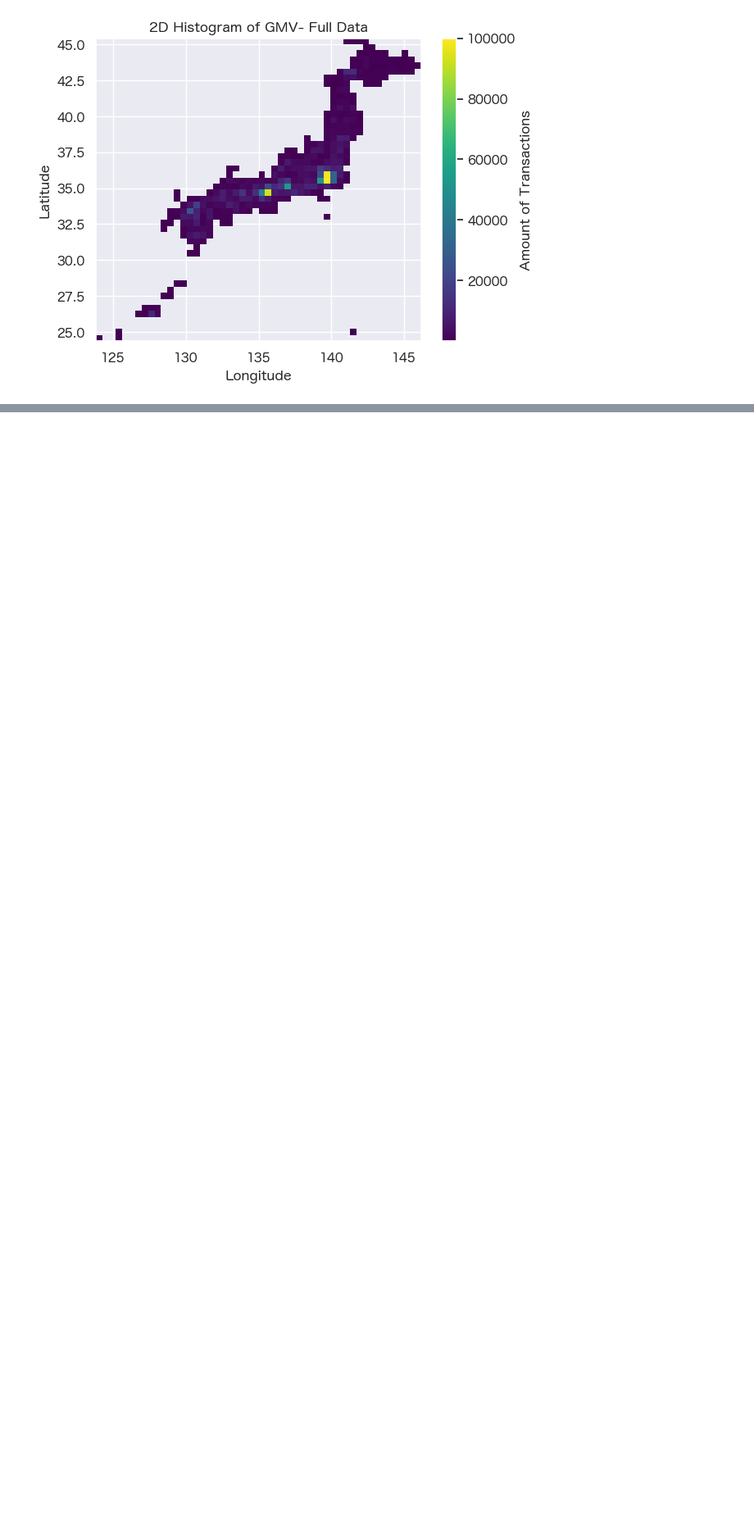
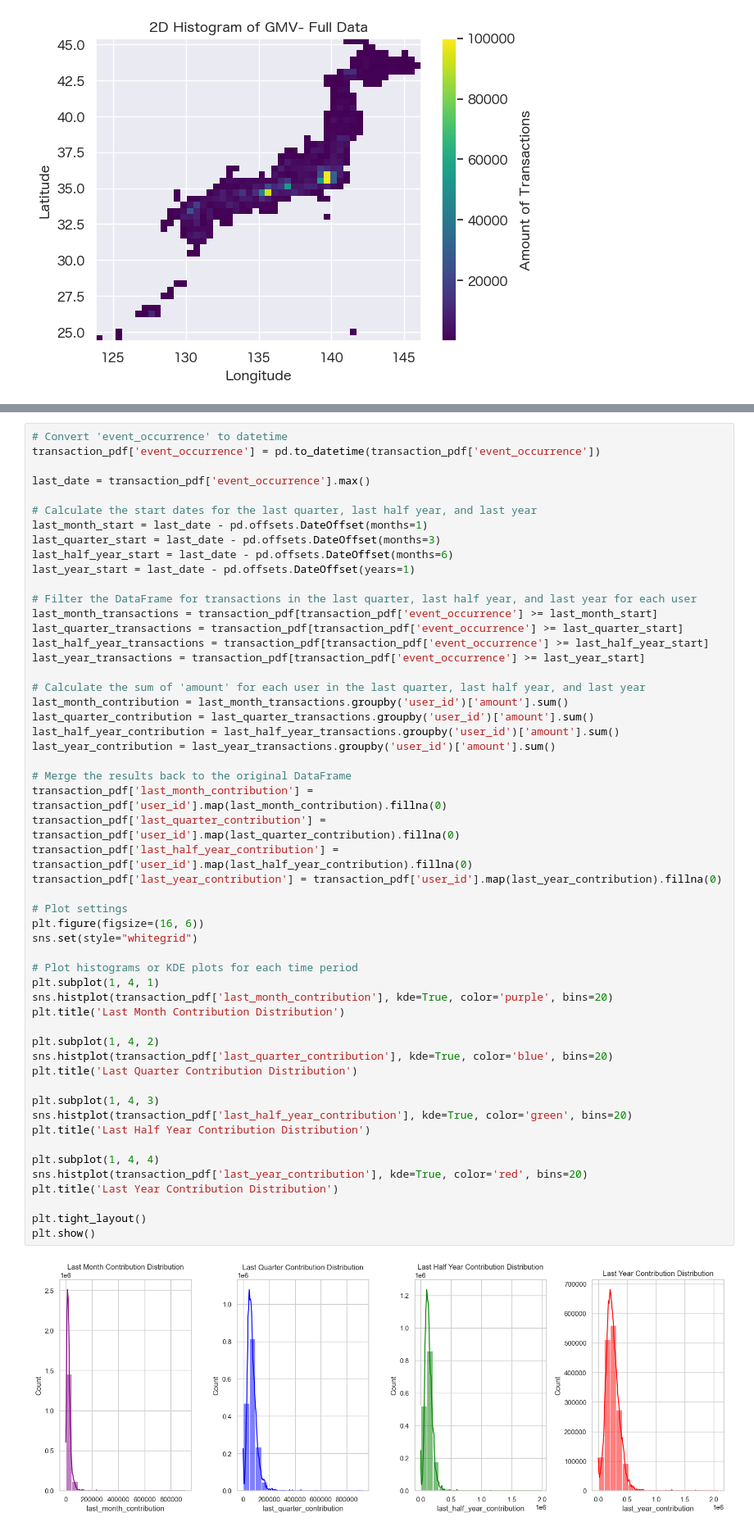
Before and after one commit to egpivo/gmv-forecaster, a Jupyter notebook: notebooks/exploratory_data_analysis.ipynb, the cells around one changed output, grey strips where cells are left out. Shown at 82% size. Saved outputs shown, nothing was run; the diff lists cells and outputs as text; blank space fills up the shorter version.

```diff
--- a/notebooks/exploratory_data_analysis.ipynb
+++ b/notebooks/exploratory_data_analysis.ipynb
@@ -358,0 +416,55 @@ plt.show()
+# %%
+# Convert 'event_occurrence' to datetime
+transaction_pdf['event_occurrence'] = pd.to_datetime(transaction_pdf['event_occurrence'])
+
+last_date = transaction_pdf['event_occurrence'].max()
+
+# Calculate the start dates for the last quarter, last half year, and last year
+last_month_start = last_date - pd.offsets.DateOffset(months=1)
+last_quarter_start = last_date - pd.offsets.DateOffset(months=3)
+last_half_year_start = last_date - pd.offsets.DateOffset(months=6)
+last_year_start = last_date - pd.offsets.DateOffset(years=1)
+
+# Filter the DataFrame for transactions in the last quarter, last half year, and last year for each user
+last_month_transactions = transaction_pdf[transaction_pdf['event_occurrence'] >= last_month_start]
+last_quarter_transactions = transaction_pdf[transaction_pdf['event_occurrence'] >= last_quarter_start]
+last_half_year_transactions = transaction_pdf[transaction_pdf['event_occurrence'] >= last_half_year_start]
+last_year_transactions = transaction_pdf[transaction_pdf['event_occurrence'] >= last_year_start]
+
+# Calculate the sum of 'amount' for each user in the last quarter, last half year, and last year
+last_month_contribution = last_month_transactions.groupby('user_id')['amount'].sum()
+last_quarter_contribution = last_quarter_transactions.groupby('user_id')['amount'].sum()
+last_half_year_contribution = last_half_year_transactions.groupby('user_id')['amount'].sum()
+last_year_contribution = last_year_transactions.groupby('user_id')['amount'].sum()
+
+# Merge the results back to the original DataFrame
+transaction_pdf['last_month_contribution'] = transaction_pdf['user_id'].map(last_month_contribution).fillna(0)
+transaction_pdf['last_quarter_contribution'] = transaction_pdf['user_id'].map(last_quarter_contribution).fillna(0)
+transaction_pdf['last_half_year_contribution'] = transaction_pdf['user_id'].map(last_half_year_contribution).fillna(0)
+transaction_pdf['last_year_contribution'] = transaction_pdf['user_id'].map(last_year_contribution).fillna(0)
+
+# Plot settings
+plt.figure(figsize=(16, 6))
+sns.set(style="whitegrid")
+
+# Plot histograms or KDE plots for each time period
+plt.subplot(1, 4, 1)
+sns.histplot(transaction_pdf['last_month_contribution'], kde=True, color='purple', bins=20)
+plt.title('Last Month Contribution Distribution')
+
+plt.subplot(1, 4, 2)
+sns.histplot(transaction_pdf['last_quarter_contribution'], kde=True, color='blue', bins=20)
+plt.title('Last Quarter Contribution Distribution')
+
+plt.subplot(1, 4, 3)
+sns.histplot(transaction_pdf['last_half_year_contribution'], kde=True, color='green', bins=20)
+plt.title('Last Half Year Contribution Distribution')
+
+plt.subplot(1, 4, 4)
+sns.histplot(transaction_pdf['last_year_contribution'], kde=True, color='red', bins=20)
+plt.title('Last Year Contribution Distribution')
+
+plt.tight_layout()
+plt.show()
+# %% [output]
+[figure, added]
```
Also changed, not shown: parts of 8 cells of this notebook, 4 other files.
